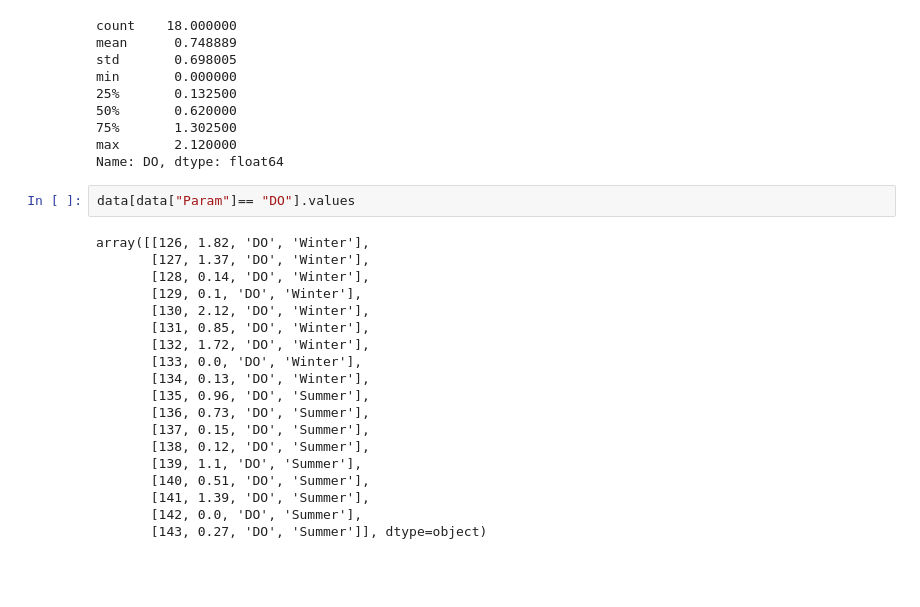
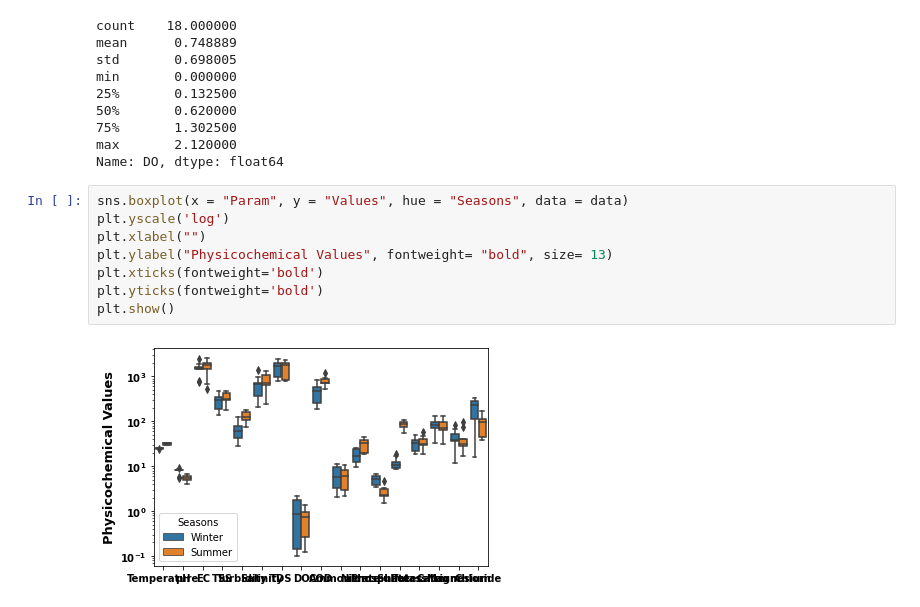
Before and after one commit to rakibhhridoy/OnGoingStudy, a Jupyter notebook: Buriganga/TempClGraph.ipynb, the cells around one changed output. Cells and saved outputs as stored; diff of their text form; blank space fills up the shorter version.

Commit message:
boxplot finalized

```diff
--- a/Buriganga/TempClGraph.ipynb
+++ b/Buriganga/TempClGraph.ipynb
@@ -419,27 +425,16 @@ min       0.000000
 75%       1.302500
 max       2.120000
 Name: DO, dtype: float64
-# %%
-data[data["Param"]== "DO"].values
-# %% [output]
-array([[126, 1.82, 'DO', 'Winter'],
-       [127, 1.37, 'DO', 'Winter'],
-       [128, 0.14, 'DO', 'Winter'],
-       [129, 0.1, 'DO', 'Winter'],
-       [130, 2.12, 'DO', 'Winter'],
-       [131, 0.85, 'DO', 'Winter'],
-       [132, 1.72, 'DO', 'Winter'],
-       [133, 0.0, 'DO', 'Winter'],
-       [134, 0.13, 'DO', 'Winter'],
-       [135, 0.96, 'DO', 'Summer'],
-       [136, 0.73, 'DO', 'Summer'],
-       [137, 0.15, 'DO', 'Summer'],
-       [138, 0.12, 'DO', 'Summer'],
-       [139, 1.1, 'DO', 'Summer'],
-       [140, 0.51, 'DO', 'Summer'],
-       [141, 1.39, 'DO', 'Summer'],
-       [142, 0.0, 'DO', 'Summer'],
-       [143, 0.27, 'DO', 'Summer']], dtype=object)
+# %%
+sns.boxplot(x = "Param", y = "Values", hue = "Seasons", data = data)
+plt.yscale('log')
+plt.xlabel("")
+plt.ylabel("Physicochemical Values", fontweight= "bold", size= 13)
+plt.xticks(fontweight='bold')
+plt.yticks(fontweight='bold')
+plt.show()
+# %% [output]
+[figure, added]
 # %%
 import seaborn as sns
 import pandas as pd
```
Also changed, not shown: parts of 9 cells of this notebook.
